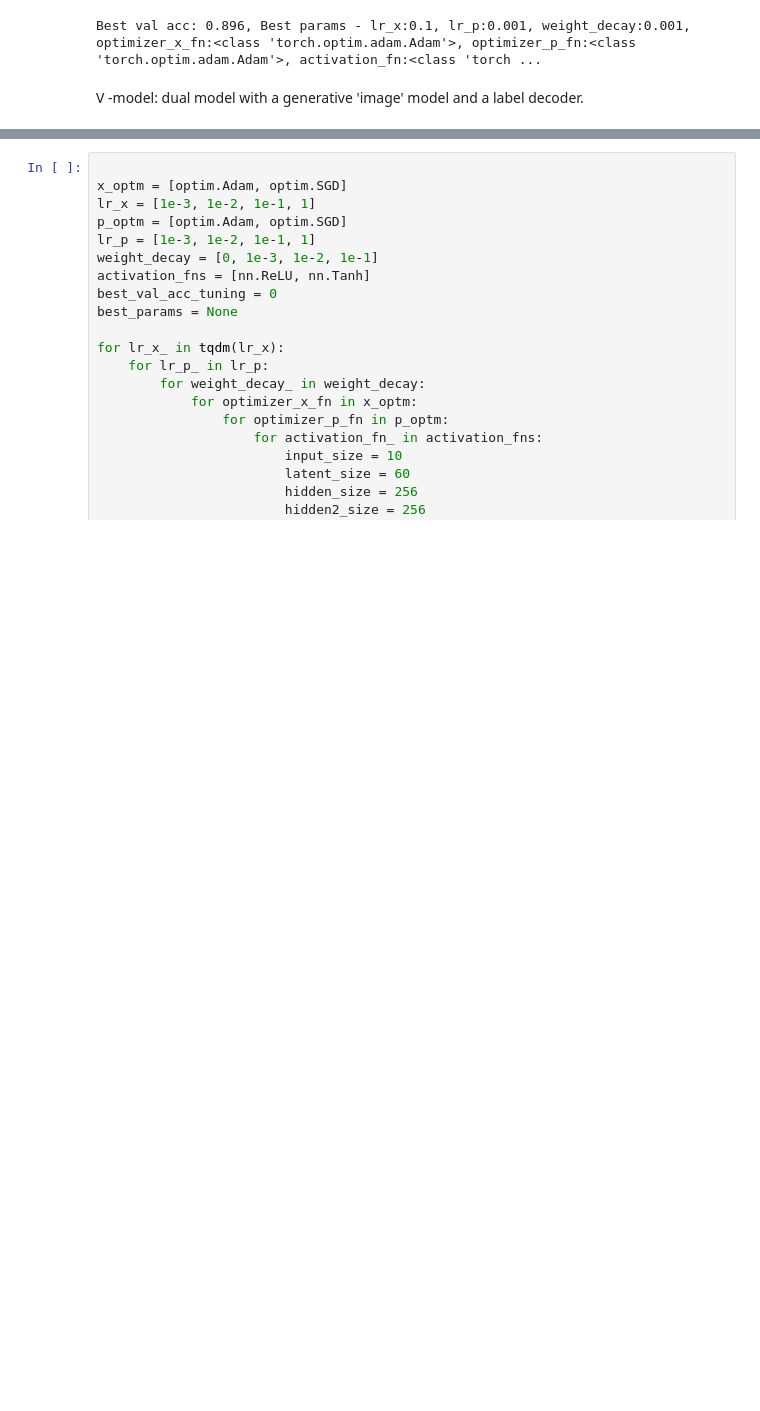
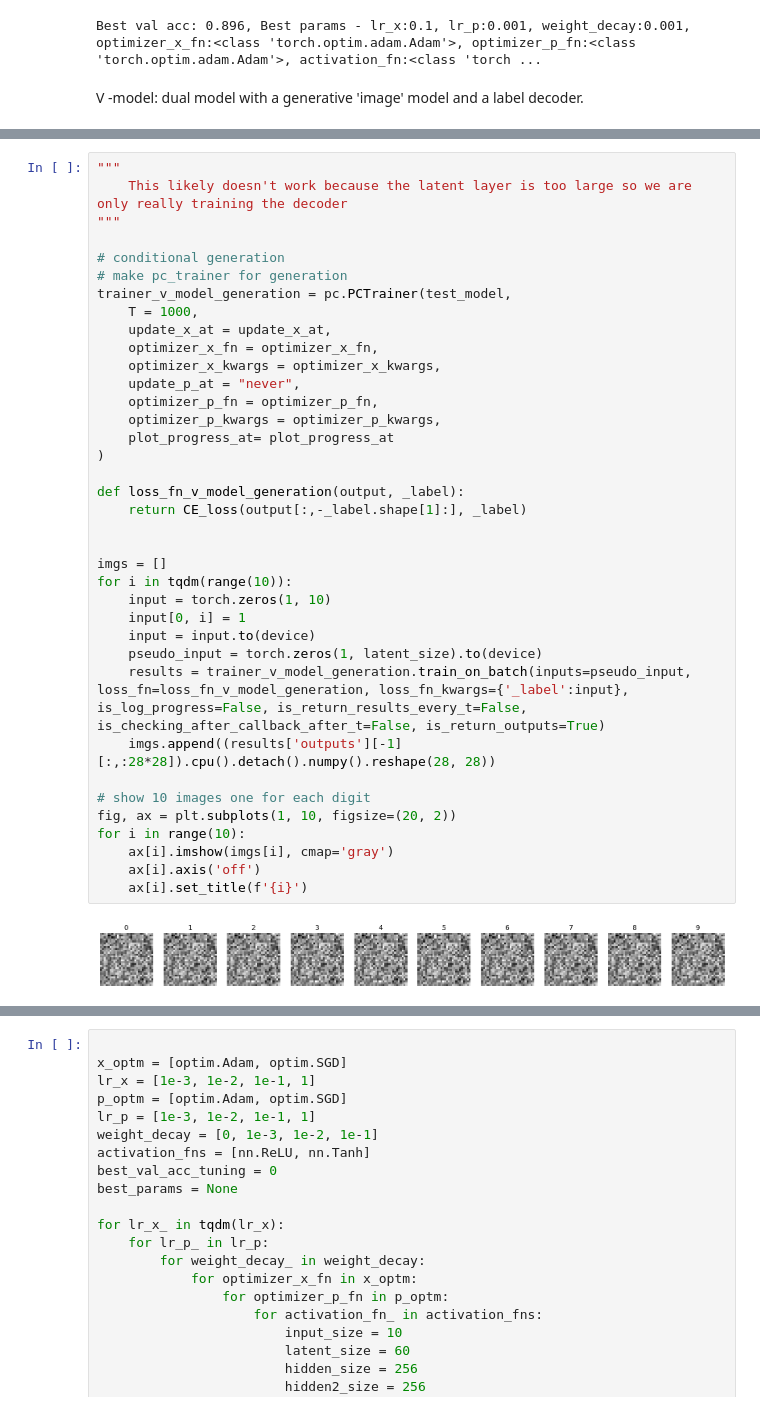
Before and after one commit to Bogacz-Group/PredictiveCoding, a Jupyter notebook: demo_pc_supervised_learning.ipynb, the cells around one changed output, grey strips where cells are left out. Drawn from its saved outputs; the diff is of its cells as text; blank space fills up the shorter version.

```diff
--- a/demo_pc_supervised_learning.ipynb
+++ b/demo_pc_supervised_learning.ipynb
@@ -690,0 +725,39 @@ Text(0.5, 1.0, 'PC-V model with test accuracy: 1.0')
+# %%
+"""
+    This likely doesn't work because the latent layer is too large so we are only really training the decoder
+"""
+
+# conditional generation
+# make pc_trainer for generation
+trainer_v_model_generation = pc.PCTrainer(test_model,
+    T = 1000,
+    update_x_at = update_x_at,
+    optimizer_x_fn = optimizer_x_fn,
+    optimizer_x_kwargs = optimizer_x_kwargs,
+    update_p_at = "never",
+    optimizer_p_fn = optimizer_p_fn,
+    optimizer_p_kwargs = optimizer_p_kwargs,
+    plot_progress_at= plot_progress_at
+)
+
+def loss_fn_v_model_generation(output, _label):
+    return CE_loss(output[:,-_label.shape[1]:], _label)
+
+
+imgs = []
+for i in tqdm(range(10)):
+    input = torch.zeros(1, 10)
+    input[0, i] = 1
+    input = input.to(device)
+    pseudo_input = torch.zeros(1, latent_size).to(device)
+    results = trainer_v_model_generation.train_on_batch(inputs=pseudo_input, loss_fn=loss_fn_v_model_generation, loss_fn_kwargs={'_label':input}, is_log_progress=False, is_return_results_every_t=False, is_checking_after_callback_after_t=False, is_return_outputs=True)
+    imgs.append((results['outputs'][-1][:,:28*28]).cpu().detach().numpy().reshape(28, 28))
+
+# show 10 images one for each digit
+fig, ax = plt.subplots(1, 10, figsize=(20, 2))
+for i in range(10):
+    ax[i].imshow(imgs[i], cmap='gray')
+    ax[i].axis('off')
+    ax[i].set_title(f'{i}')
+# %% [output]
+[figure, added]
```
Also changed, not shown: parts of 4 cells of this notebook.
